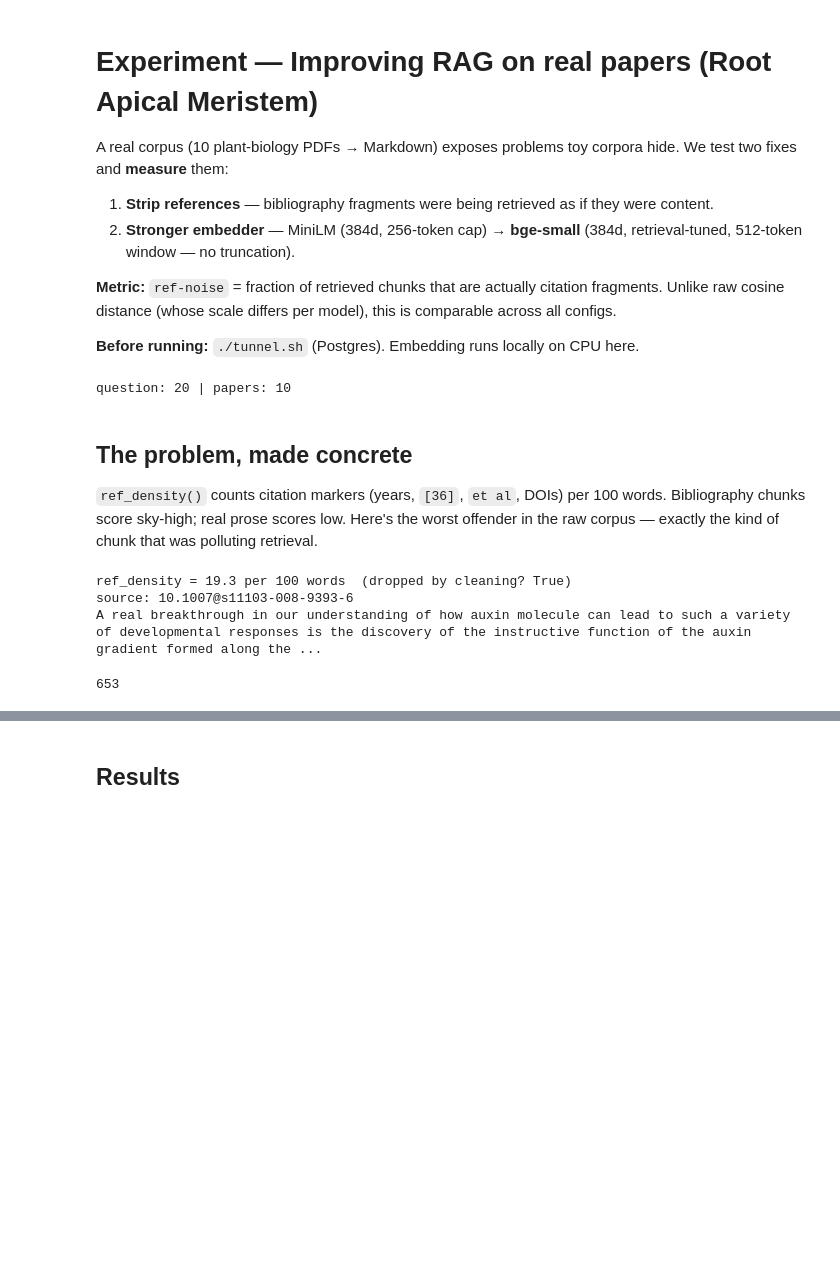
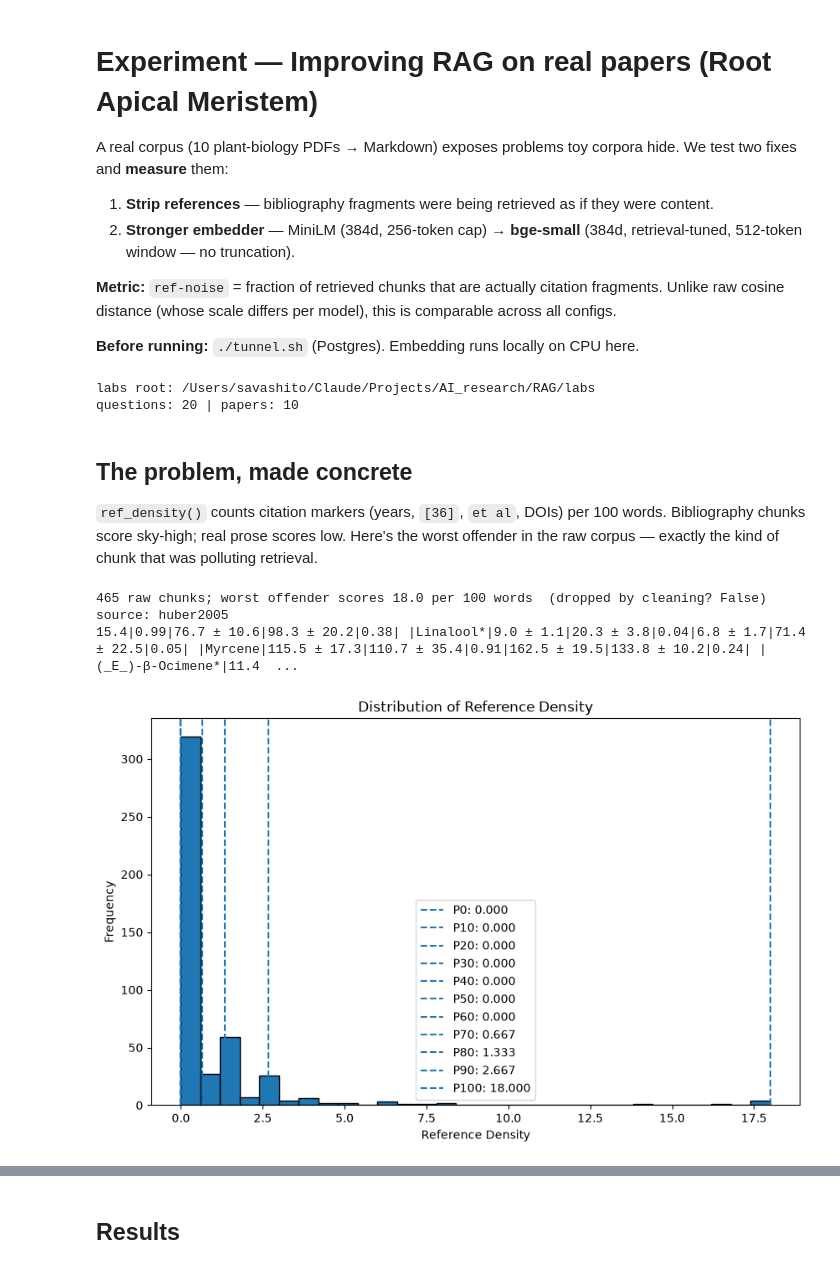
Before and after one commit to savashito/RAG_lab, a Jupyter notebook: ingestion/ram_experiment.ipynb, the cells around one changed output, grey strips where cells are left out. Cells and saved outputs as stored; diff of their text form; code cells hidden in the pictures; blank space fills up the shorter version.

```diff
--- a/ingestion/ram_experiment.ipynb
+++ b/ingestion/ram_experiment.ipynb
@@ -18,17 +18,24 @@ comparable across all configs.
 %matplotlib inline
 import sys
 from pathlib import Path
-p = Path.cwd()
-LABS = next(d for d in [p, *p.parents] if (d / "shared").exists())
-for sub in (str(LABS), str(LABS / "ingestion")):
-    if sub not in sys.path:
-        sys.path.insert(0, sub)
+import numpy as np
+
+# Walk up from the current folder until we find the one containing `shared/` —
+# that's the labs root. Add it (and this lab's folder) to the import path so
+# `import ram_rag` and `from shared... import` work no matter where Jupyter
+# was launched from.
+current_dir = Path.cwd()
+labs_folder = next(d for d in [current_dir, *current_dir.parents] if (d / "shared").exists())
+print("labs root:", labs_folder)
+for import_dir in (str(labs_folder), str(labs_folder / "ingestion")):
+    if import_dir not in sys.path:
+        sys.path.insert(0, import_dir)
+
 import ram_rag
-print("question:", len(ram_rag.load_questions()), "| papers:", len(ram_rag.load_markdown()))
-# ram_rag.load_questions()[0]
-# ram_rag.load_markdown()[0][1]
+print("questions:", len(ram_rag.load_questions()), "| papers:", len(ram_rag.load_markdown()))
 # %% [output]
-question: 20 | papers: 10
+labs root: /Users/savashito/Claude/Projects/AI_research/RAG/labs
+questions: 20 | papers: 10
 # %% [markdown]
 ## The problem, made concrete
 `ref_density()` counts citation markers (years, `[36]`, `et al`, DOIs) per 100
@@ -36,22 +43,40 @@ words. Bibliography chunks score sky-high; real prose scores low. Here's the
 worst offender in the raw corpus — exactly the kind of chunk that was polluting
 retrieval.
 # %%
-raw = ram_rag.build_chunks(clean=False)
-worst = max(raw, key=lambda r: ram_rag.ref_density(r[1]))
-print(f"ref_density = {ram_rag.ref_density(worst[1]):.1f} per 100 words  "
-      f"(dropped by cleaning? {ram_rag.is_ref_chunk(worst[1])})")
-print("source:", worst[0])
-print(worst[1][:300], "...")
-raw[0]
-ram_rag.ref_density(worst[-1])
-worst[1]
-# len(worst)
-# len(raw)
-# ram_rag.ref_density(raw[0][1])
-# ram_rag.ref_density(raw[-2][1])
-# raw[-2][1]
+raw_chunks = ram_rag.load_chunks(True)
+worst_chunk = max(raw_chunks, key=lambda chunk: ram_rag.ref_density(chunk[1]))
+worst_source, worst_text = worst_chunk
+print(f"{len(raw_chunks)} raw chunks; worst offender scores "
+      f"{ram_rag.ref_density(worst_text):.1f} per 100 words  "
+      f"(dropped by cleaning? {ram_rag.is_ref_chunk(worst_text)})")
+print("source:", worst_source)
+# print(worst_text)
+print(worst_text[:300], "...")
+# mean = mean(raw_chunks, key=lambda chunk: ram_rag.ref_density(chunk[1])))
 # %% [output]
-ref_density = 19.3 per 100 words  (dropped by cleaning? True)
-source: 10.1007@s11103-008-9393-6
-A real breakthrough in our understanding of how auxin molecule can lead to such a variety of developmental responses is the discovery of the instructive function of the auxin gradient formed along the ...
+465 raw chunks; worst offender scores 18.0 per 100 words  (dropped by cleaning? False)
+source: huber2005
+15.4|0.99|76.7 ± 10.6|98.3 ± 20.2|0.38| |Linalool*|9.0 ± 1.1|20.3 ± 3.8|0.04|6.8 ± 1.7|71.4 ± 22.5|0.05| |Myrcene|115.5 ± 17.3|110.7 ± 35.4|0.91|162.5 ± 19.5|133.8 ± 10.2|0.24| |(_E_)-β-Ocimene*|11.4  ...
-653
+# %%
+values = [ram_rag.ref_density(chunk[1]) for chunk in raw_chunks]
+np.mean(values)
+np.percentile(values,90)
+percentiles = [0, 10, 20, 30, 40, 50, 60, 70, 80, 90, 100]
+p_values = np.percentile(values, percentiles)
+import matplotlib.pyplot as plt
+# Histogram
+plt.figure(figsize=(10, 6))
+plt.hist(values, bins=30, edgecolor="black")
+
+# Add percentile lines
+for p, value in zip(percentiles, p_values):
+    plt.axvline(value, linestyle="--", label=f"P{p}: {value:.3f}")
+
+plt.xlabel("Reference Density")
+plt.ylabel("Frequency")
+plt.title("Distribution of Reference Density")
+
+plt.legend()
+plt.show()
+# %% [output]
+[figure, added]
```
Also changed, not shown: parts of 11 cells of this notebook, 17 other files.
